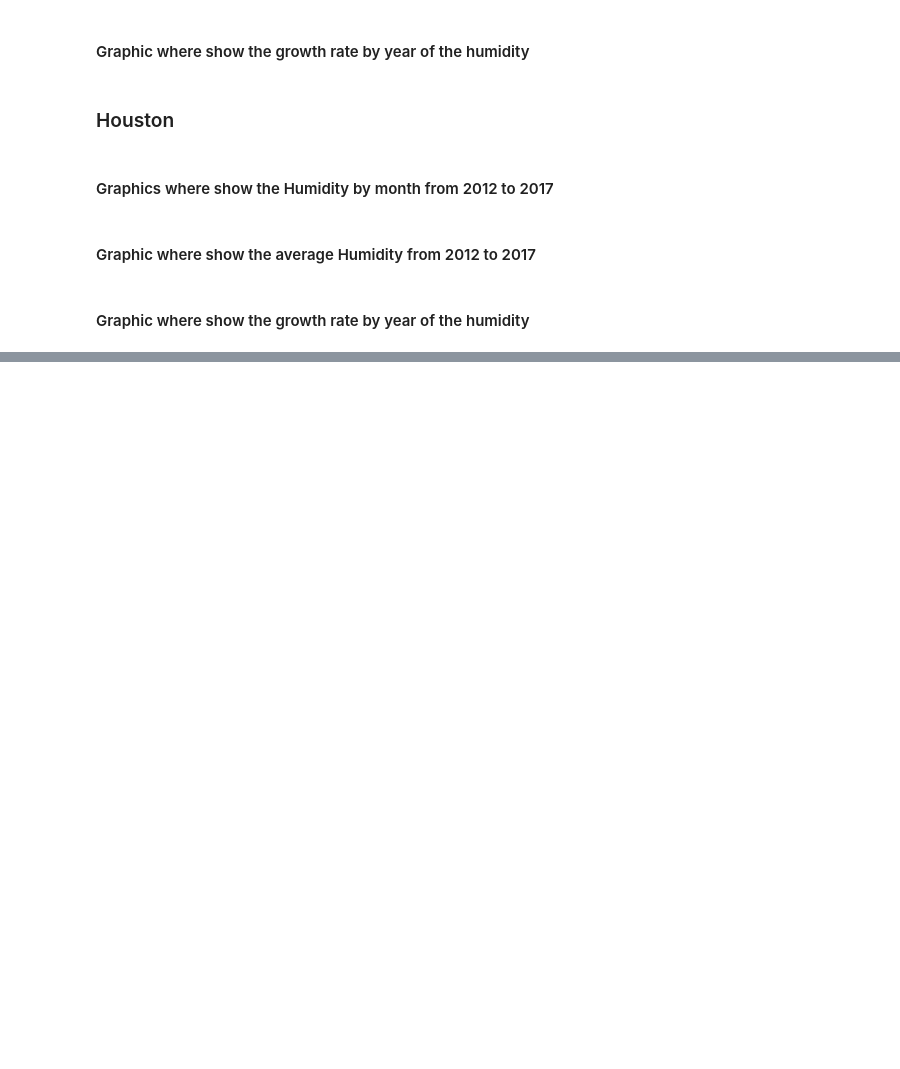
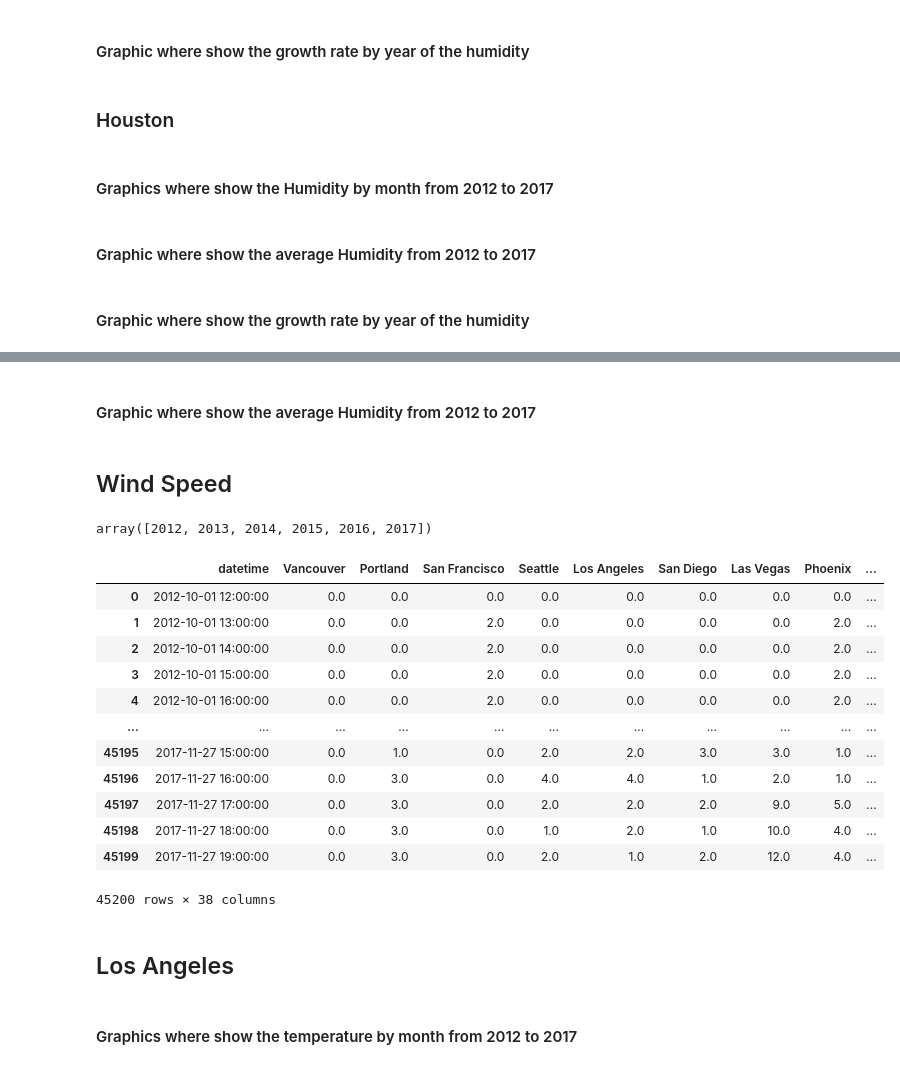
Before and after one commit to RogerCortezRosas/Weather_Proyect, a Jupyter notebook: EDA/Eda.ipynb, the cells around one changed output, grey strips where cells are left out. Cells and saved outputs as stored; diff of their text form; code cells hidden in the pictures; blank space fills up the shorter version.

```diff
--- a/EDA/Eda.ipynb
+++ b/EDA/Eda.ipynb
@@ -420,0 +442,2 @@ fig.show()
+# %% [markdown]
+#### Graphic where show the average Humidity from 2012 to 2017
@@ -420,0 +454,26 @@ fig.show()
+# %% [markdown]
+## Wind Speed
+# %%
+
+# Change the type of data int the columns datetime
+dataframes['wind_speed_WH']['datetime'] = pd.to_datetime(dataframes['wind_speed_WH']['datetime'])
+# %%
+dataframes['wind_speed_WH']['datetime'].dt.year.unique()
+# %% [output]
+array([2012, 2013, 2014, 2015, 2016, 2017])
+# %%
+dataframes['wind_speed_WH']
+# %% [output]
+|  | datetime | Vancouver | Portland | San Francisco | Seattle | Los Angeles | San Diego | Las Vegas | Phoenix | ... |
+| 0 | 2012-10-01 12:00:00 | 0.0 | 0.0 | 0.0 | 0.0 | 0.0 | 0.0 | 0.0 | 0.0 | ... |
+| 1 | 2012-10-01 13:00:00 | 0.0 | 0.0 | 2.0 | 0.0 | 0.0 | 0.0 | 0.0 | 2.0 | ... |
+| 2 | 2012-10-01 14:00:00 | 0.0 | 0.0 | 2.0 | 0.0 | 0.0 | 0.0 | 0.0 | 2.0 | ... |
+| 3 | 2012-10-01 15:00:00 | 0.0 | 0.0 | 2.0 | 0.0 | 0.0 | 0.0 | 0.0 | 2.0 | ... |
+| 4 | 2012-10-01 16:00:00 | 0.0 | 0.0 | 2.0 | 0.0 | 0.0 | 0.0 | 0.0 | 2.0 | ... |
+| ... | ... | ... | ... | ... | ... | ... | ... | ... | ... | ... |
+| 45195 | 2017-11-27 15:00:00 | 0.0 | 1.0 | 0.0 | 2.0 | 2.0 | 3.0 | 3.0 | 1.0 | ... |
+| 45196 | 2017-11-27 16:00:00 | 0.0 | 3.0 | 0.0 | 4.0 | 4.0 | 1.0 | 2.0 | 1.0 | ... |
+| 45197 | 2017-11-27 17:00:00 | 0.0 | 3.0 | 0.0 | 2.0 | 2.0 | 2.0 | 9.0 | 5.0 | ... |
+| 45198 | 2017-11-27 18:00:00 | 0.0 | 3.0 | 0.0 | 1.0 | 2.0 | 1.0 | 10.0 | 4.0 | ... |
+| 45199 | 2017-11-27 19:00:00 | 0.0 | 3.0 | 0.0 | 2.0 | 1.0 | 2.0 | 12.0 | 4.0 | ... |
+45200 rows × 38 columns
@@ -420,0 +520,4 @@ fig.show()
+# %% [markdown]
+## Los Angeles
+# %% [markdown]
+#### Graphics where show the temperature by month from 2012 to 2017
```
Also changed, not shown: parts of 18 cells of this notebook.
